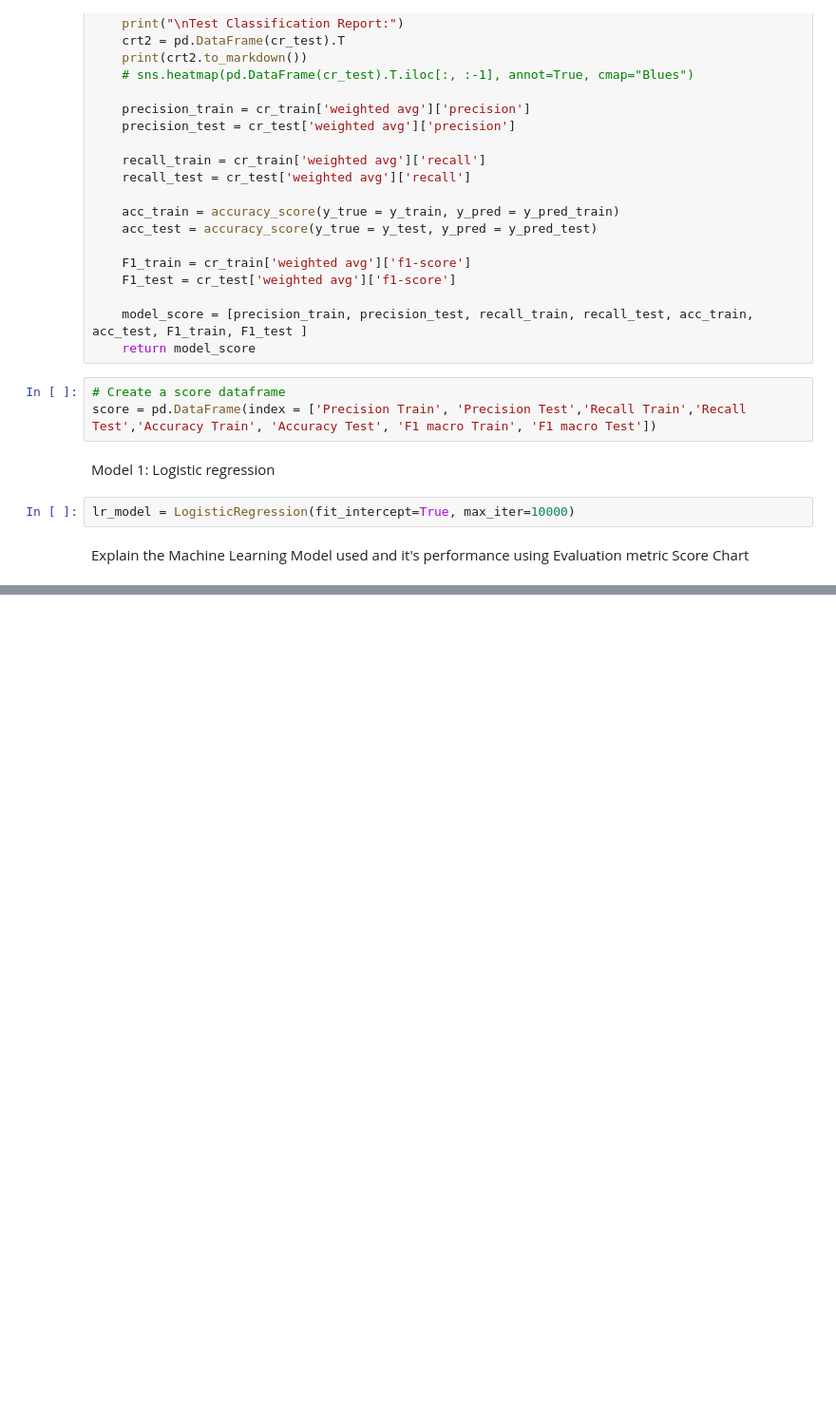
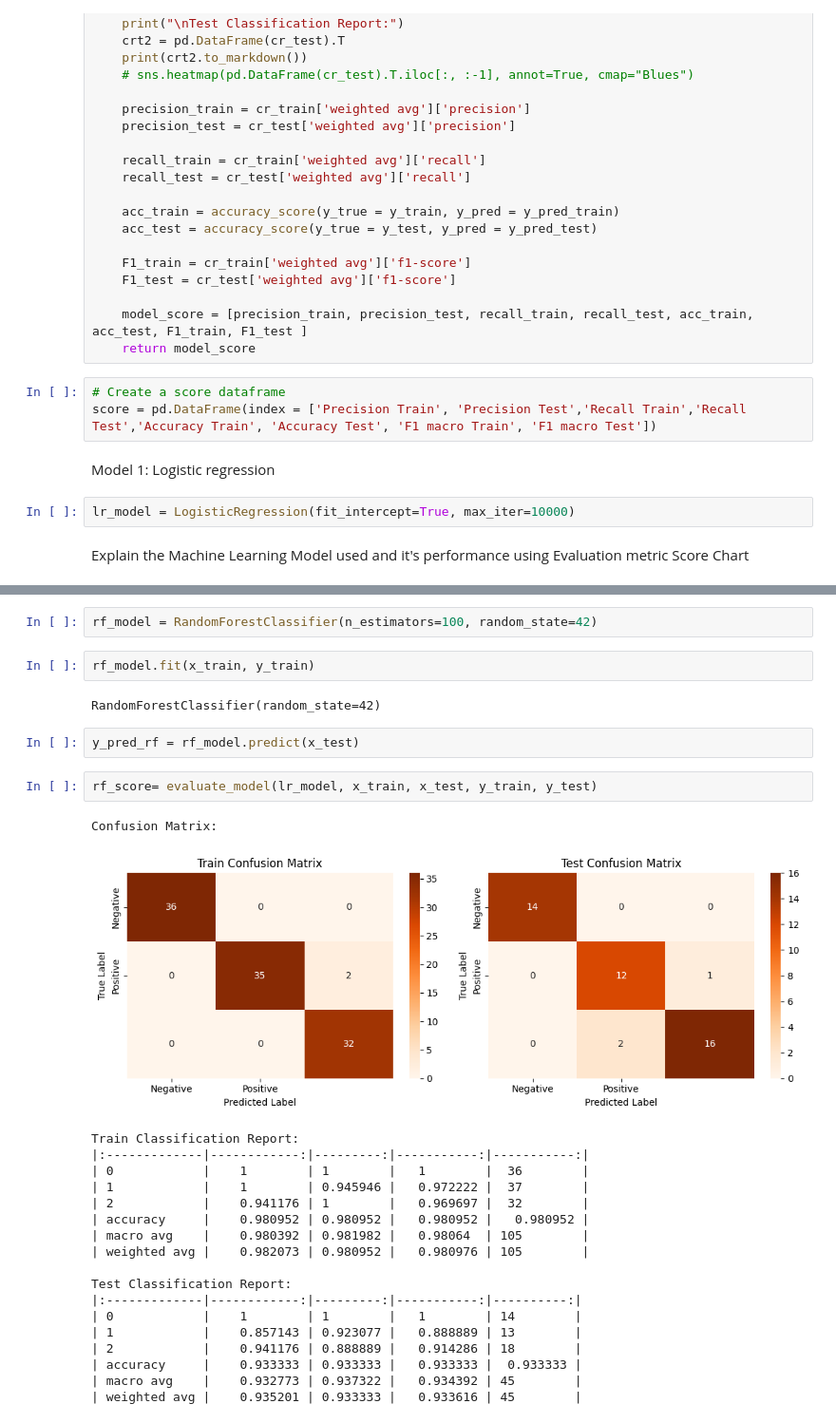
Before and after one commit to KrotHuyLe/Iris_Classification, a Jupyter notebook: Iris-Flowers-Analyst.ipynb, the cells around one changed output, grey strips where cells are left out. Shown: that part at 95% size. Saved outputs shown, nothing was run; the diff lists cells and outputs as text; blank space fills up the shorter version.

Commit message:
random forest

```diff
--- a/Iris-Flowers-Analyst.ipynb
+++ b/Iris-Flowers-Analyst.ipynb
@@ -362,0 +418,30 @@ score
+# %%
+rf_model = RandomForestClassifier(n_estimators=100, random_state=42)
+# %%
+rf_model.fit(x_train, y_train)
+# %% [output]
+RandomForestClassifier(random_state=42)
+# %%
+y_pred_rf = rf_model.predict(x_test)
+# %%
+rf_score= evaluate_model(lr_model, x_train, x_test, y_train, y_test)
+# %% [output]
+Confusion Matrix:
+[figure, added]
+Train Classification Report:
+|:-------------|------------:|---------:|-----------:|-----------:|
+| 0            |    1        | 1        |   1        |  36        |
+| 1            |    1        | 0.945946 |   0.972222 |  37        |
+| 2            |    0.941176 | 1        |   0.969697 |  32        |
+| accuracy     |    0.980952 | 0.980952 |   0.980952 |   0.980952 |
+| macro avg    |    0.980392 | 0.981982 |   0.98064  | 105        |
+| weighted avg |    0.982073 | 0.980952 |   0.980976 | 105        |
+
+Test Classification Report:
+|:-------------|------------:|---------:|-----------:|----------:|
+| 0            |    1        | 1        |   1        | 14        |
+| 1            |    0.857143 | 0.923077 |   0.888889 | 13        |
+| 2            |    0.941176 | 0.888889 |   0.914286 | 18        |
+| accuracy     |    0.933333 | 0.933333 |   0.933333 |  0.933333 |
+| macro avg    |    0.932773 | 0.937322 |   0.934392 | 45        |
+| weighted avg |    0.935201 | 0.933333 |   0.933616 | 45        |
```
Also changed, not shown: parts of 7 cells of this notebook.
